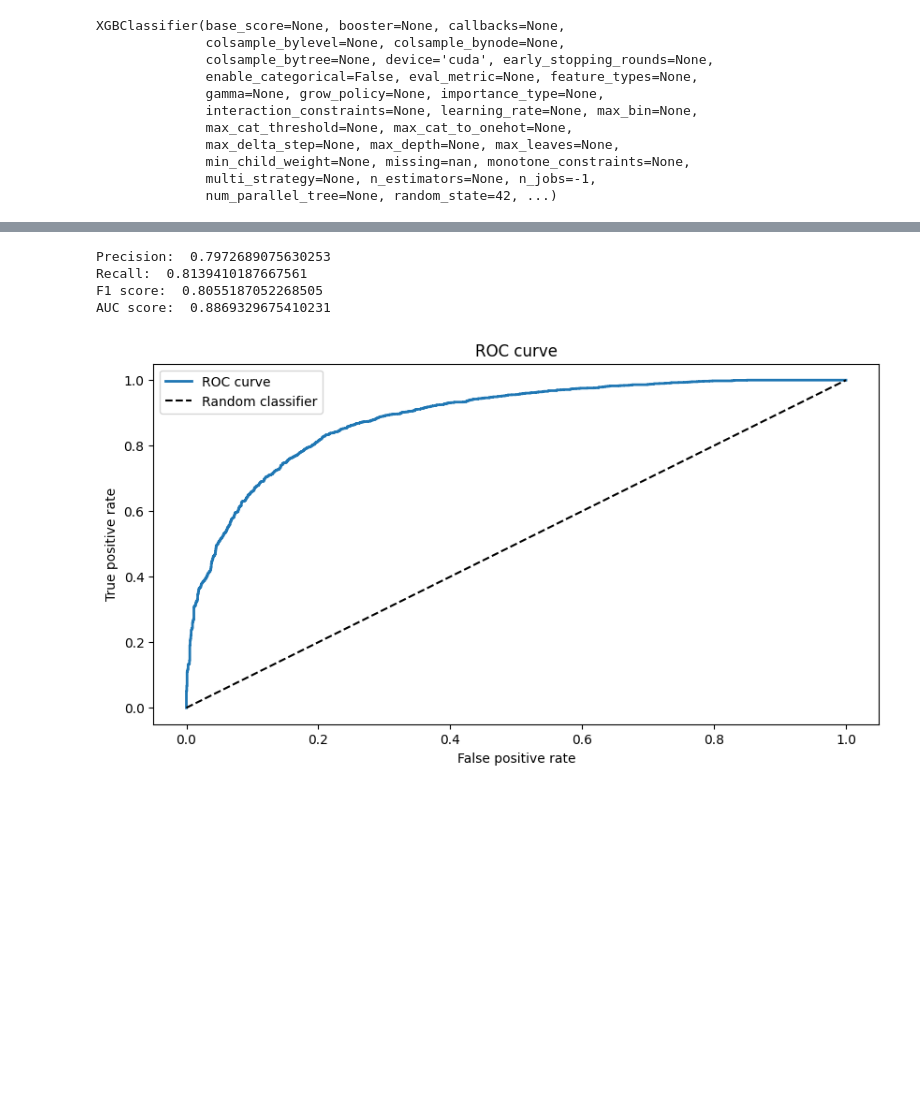
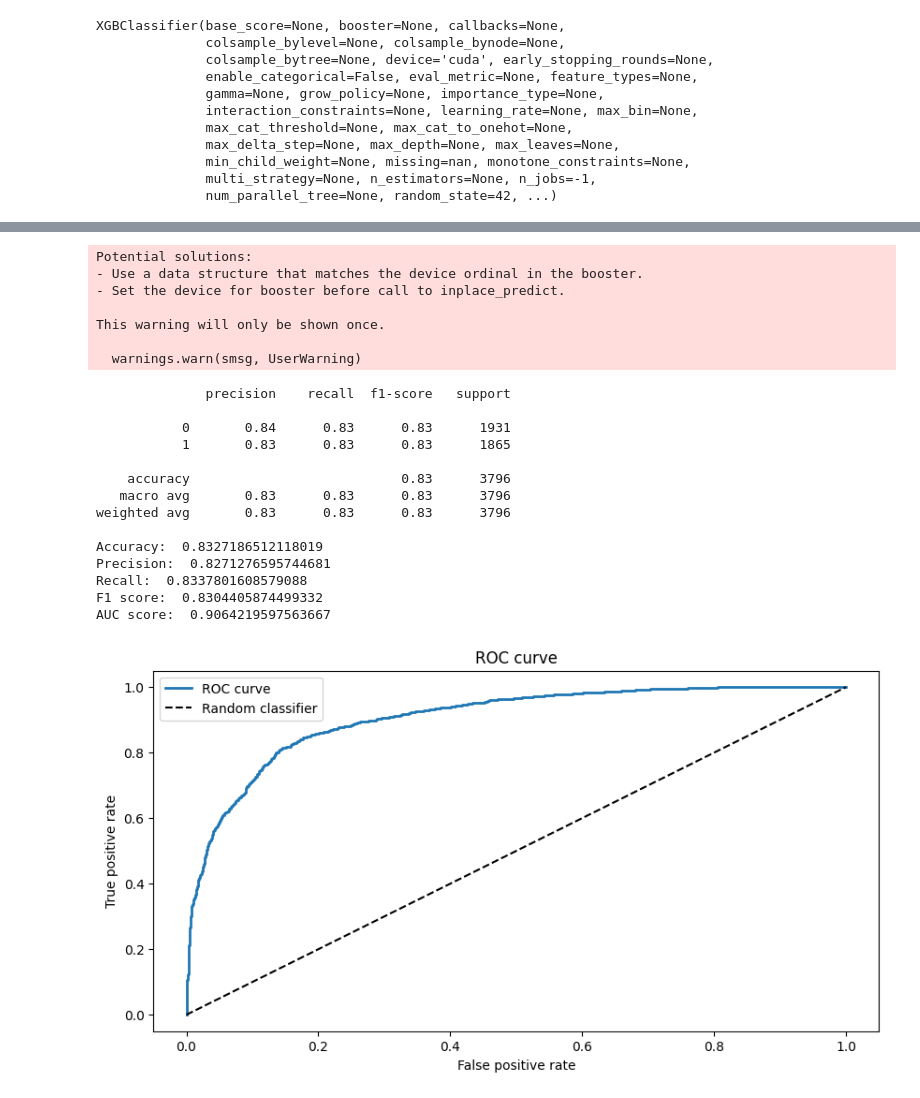
Before and after one commit to leonardopl/cad-project, a Jupyter notebook: challenge-1.ipynb, the cells around one changed output, grey strips where cells are left out. Saved outputs shown, nothing was run; the diff lists cells and outputs as text; code cells hidden in the pictures; blank space fills up the shorter version.

```diff
--- a/challenge-1.ipynb
+++ b/challenge-1.ipynb
@@ -366,19 +570,18 @@ y_val = df_val['label']
 columns_to_drop =  ['filename', 'type', 'label']
 
 # keep only HSV features
-for cs in ['rgb', 'lab', 'yuv']:
+for cs in ['rgb', 'lab', 'yuv', 'fv_']:
     columns_to_drop.extend([col for col in df_train_s.columns if cs in col])
+
 
 # drop filename and label columns
 df_train_s_d = df_train_s.drop(columns_to_drop, axis=1)
 df_val_d = df_val.drop(columns_to_drop, axis=1)
 
+
 # assign to new variables for clarity
 X_train = df_train_s_d
 X_val = df_val_d
 
-# # convert to cupy arrays
-# import cupy as cp
-
-# X_train = cp.array(X_train)
-# y_train = cp.array(y_train)
+print(X_train.shape)
+print(X_val.shape)
@@ -444,0 +630,11 @@ y_val_pred = y_val_pred_proba > 0.5
+# %%
+# feature selection
+
+# select features using ANOVA F-value test
+f_selector = SelectKBest(f_classif, k=100)
+X_train_scaled_f = f_selector.fit_transform(X_train_scaled, y_train)
+X_val_scaled_f = f_selector.transform(X_val_scaled)
+
+# train model
+xgb_m_f = xgb.XGBClassifier(device='cuda', objective='binary:logistic', random_state=42, n_jobs=-1, verbosity=1)
+xgb_m_f.fit(X_train_scaled_f, y_train)
@@ -444,0 +653,5 @@ y_val_pred = y_val_pred_proba > 0.5
+# %%
+# train RF model
+
+rf_m = RandomForestClassifier(n_estimators=100, random_state=42, n_jobs=-1)
+rf_m.fit(X_train_scaled, y_train)
@@ -444,0 +660,5 @@ y_val_pred = y_val_pred_proba > 0.5
+# %%
+# train voting classifier
+
+voting_m = VotingClassifier(estimators=[('xgb', xgb_m), ('rf', rf_m)], voting='soft', n_jobs=-1)
+voting_m.fit(X_train_scaled, y_train)
@@ -445,21 +683,51 @@ y_val_pred = y_val_pred_proba > 0.5
 # %%
+# model_c = svm_m
+model_c = voting_m
+
+y_val_pred_proba = model_c.predict_proba(X_val_scaled)
+y_val_pred_proba = y_val_pred_proba[:,1]
+y_val_pred = y_val_pred_proba > 0.5
+
+
+# classification_report
+print(classification_report(y_val, y_val_pred))
+
+# metrics
+print('Accuracy: ', accuracy_score(y_val, y_val_pred))
 print('Precision: ', precision_score(y_val, y_val_pred))
 print('Recall: ', recall_score(y_val, y_val_pred))
 print('F1 score: ', f1_score(y_val, y_val_pred))
 print('AUC score: ', roc_auc_score(y_val, y_val_pred_proba))
 
 # plot the ROC curve
 fpr, tpr, _ = roc_curve(y_val, y_val_pred_proba)
 plt.plot(fpr, tpr, linewidth=2, label='ROC curve')
 plt.plot([0,1], [0,1], 'k--', label='Random classifier')
 plt.xlabel('False positive rate')
 plt.ylabel('True positive rate')
 plt.title('ROC curve')
 plt.legend()
 plt.show()
 # %% [output]
-Precision:  0.7972689075630253
-Recall:  0.8139410187667561
-F1 score:  0.8055187052268505
-AUC score:  0.8869329675410231
+Potential solutions:
+- Use a data structure that matches the device ordinal in the booster.
+- Set the device for booster before call to inplace_predict.
+
+This warning will only be shown once.
+
+  warnings.warn(smsg, UserWarning)
+              precision    recall  f1-score   support
+
+           0       0.84      0.83      0.83      1931
+           1       0.83      0.83      0.83      1865
+
+    accuracy                           0.83      3796
+   macro avg       0.83      0.83      0.83      3796
+weighted avg       0.83      0.83      0.83      3796
+
+Accuracy:  0.8327186512118019
+Precision:  0.8271276595744681
+Recall:  0.8337801608579088
+F1 score:  0.8304405874499332
+AUC score:  0.9064219597563667
-[figure, old version]
+[figure, new version]
```
Also changed, not shown: parts of 36 cells of this notebook.
